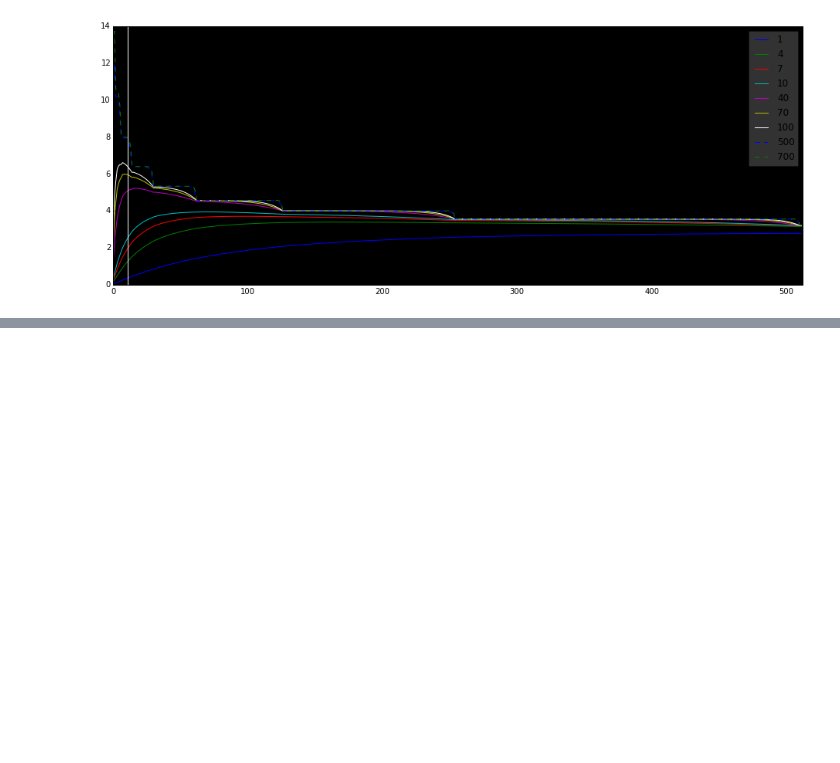
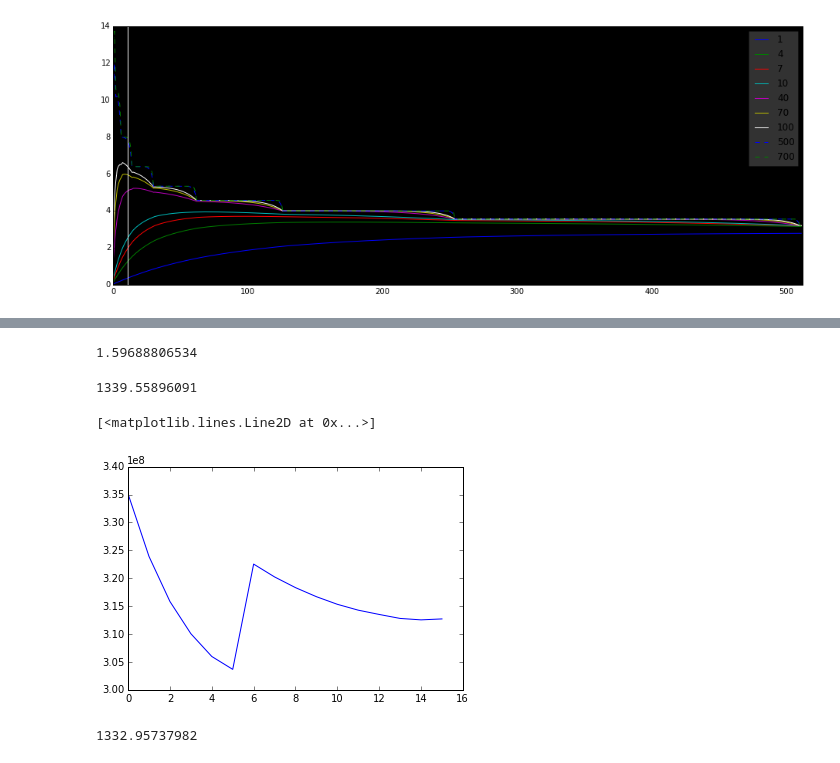
Before and after one commit to 0range/searchSem2, a Jupyter notebook: Seminar2 - Arzumanyan.ipynb, the cells around one changed output, grey strips where cells are left out. Cells and saved outputs as stored; diff of their text form; code cells hidden in the pictures; blank space fills up the shorter version.

```diff
--- a/Seminar2 - Arzumanyan.ipynb
+++ b/Seminar2 - Arzumanyan.ipynb
@@ -129,0 +127,16 @@ print m_opt_l+1, compcoeffs[l,m_opt_l]
+# %%
+thetime = time()
+full_sizes = np.zeros((len(compressed_index)), dtype=int)
+for i in xrange(len(compressed_index)):
+    full_sizes[i] =  len(compressed_index[i]) * ctypes.sizeof(ctypes.c_int) * 8
+print time() - thetime
+# %% [output]
+1.59688806534
+# %%
+thetime = time()
+comp_sum_coeffs_first = np.zeros((16))
+for i in xrange(len(compressed_index)):
+    for m in xrange(16):
+        coded_size = GolombCompress(compressed_index[i], 2 ** m)
+        comp_sum_coeffs_first[m] += coded_size
+print time() - thetime
@@ -129,0 +146,21 @@ print m_opt_l+1, compcoeffs[l,m_opt_l]
+# %%
+m_min_first = 2 ** (np.argmin(comp_sum_coeffs_first) - 1)
+m_max_first = 2 ** (np.argmin(comp_sum_coeffs_first) + 1)
+# %%
+thetime = time()
+comp_sum_coeffs_second = np.zeros((16))
+for i in xrange(len(compressed_index)):
+    #if i % 100000 == 0:
+    #    print i, time() - thetime
+    for m in xrange(16):
+        coded_size = GolombCompress(compressed_index[i], m_min_first + ((m_max_first - m_min_first) / 16) * m)
+        comp_sum_coeffs_second[m] += coded_size
+print time() - thetime
+# %% [output]
+1339.55896091
+# %%
+plt.plot(comp_sum_coeffs_second)
+#lim = plt.ylim([0, 0.1 * 10**10])
+# %% [output]
+[<matplotlib.lines.Line2D at 0x...>]
+[figure, added]
@@ -129,0 +170,12 @@ print m_opt_l+1, compcoeffs[l,m_opt_l]
+# %%
+thetime = time()
+comp_sum_coeffs_third = np.zeros((16))
+for i in xrange(len(compressed_index)):
+    #if i % 100000 == 0:
+    #    print i, time() - thetime
+    for m in xrange(16):
+        coded_size = GolombCompress(compressed_index[i], m_min_second + ((m_max_second - m_min_second) / 16) * m)
+        comp_sum_coeffs_third[m] += coded_size
+print time() - thetime
+# %% [output]
+1332.95737982
```
Also changed, not shown: parts of 22 cells of this notebook.
